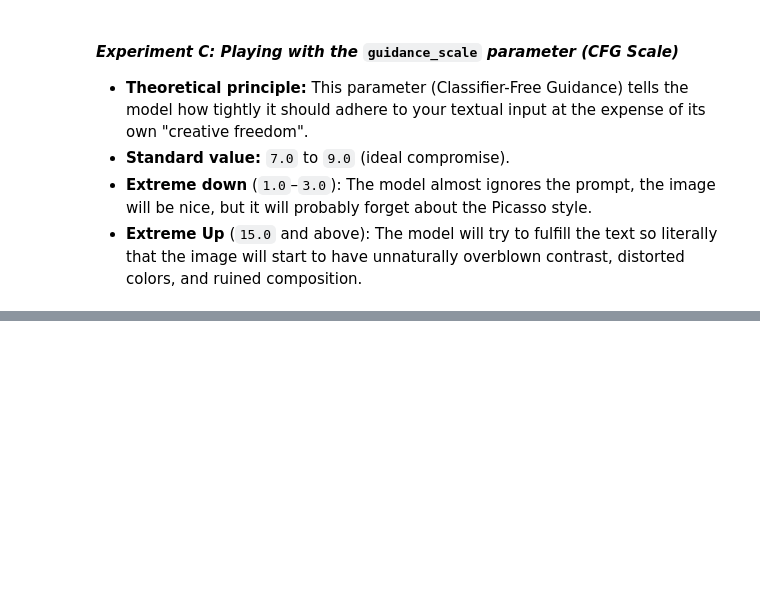
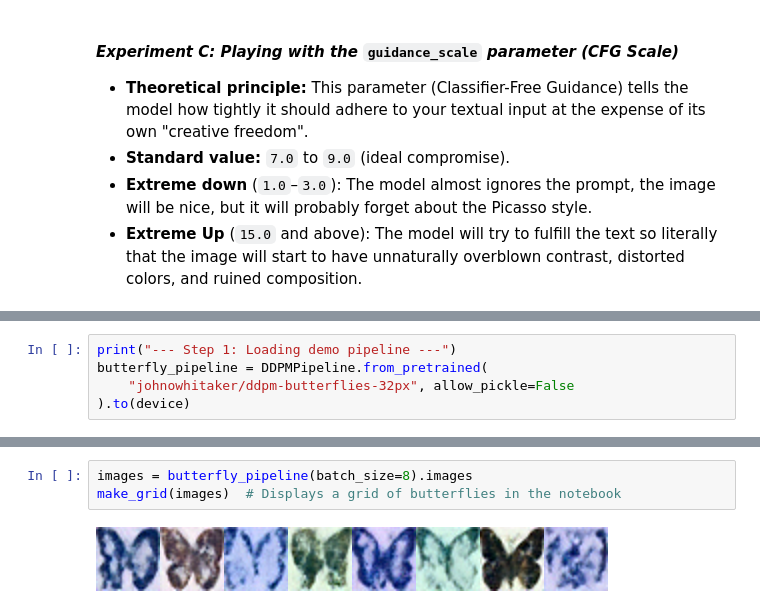
Before and after one commit to RadimKozl/OpenCV_academy_my_work, a Jupyter notebook: hf-introduction-to-diffusers.ipynb, the cells around one changed output, grey strips where cells are left out. Saved outputs shown, nothing was run; the diff lists cells and outputs as text; blank space fills up the shorter version.

Commit message:
Kaggle Notebook | HF_introduction_to_diffusers | Version 3

```diff
--- a/hf-introduction-to-diffusers.ipynb
+++ b/hf-introduction-to-diffusers.ipynb
@@ -377,0 +435,5 @@ image
+# %%
+print("--- Step 1: Loading demo pipeline ---")
+butterfly_pipeline = DDPMPipeline.from_pretrained(
+    "johnowhitaker/ddpm-butterflies-32px", allow_pickle=False
+).to(device)
@@ -377,0 +445,5 @@ image
+# %%
+images = butterfly_pipeline(batch_size=8).images
+make_grid(images)  # Displays a grid of butterflies in the notebook
+# %% [output]
+[figure, added]
```
Also changed, not shown: parts of 57 cells of this notebook.
